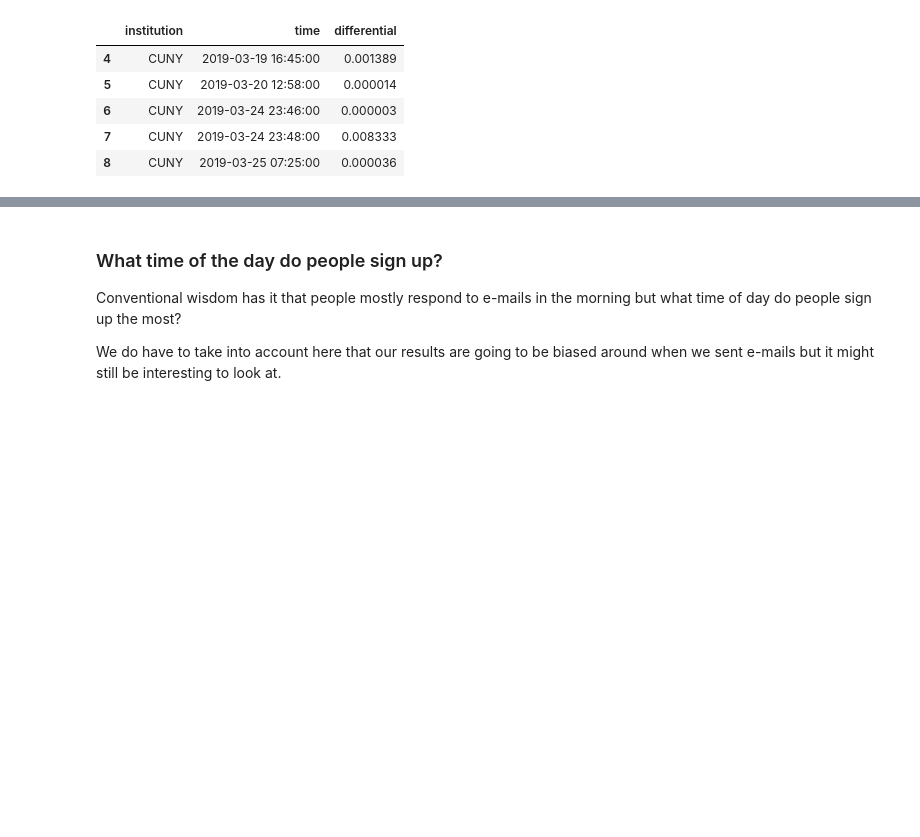
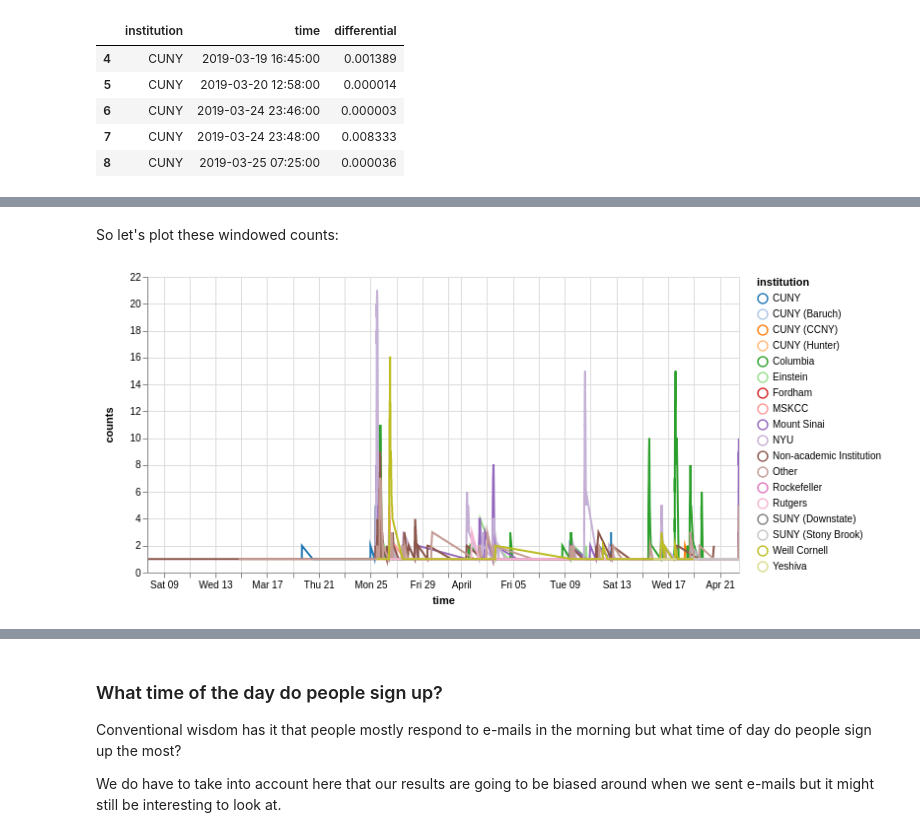
Before and after one commit to tobsecret/GRO_Your_Career_2019_RSVP_Analysis, a Jupyter notebook: GRO_2019_04_22_RSVP_stats.ipynb, the cells around one changed output, grey strips where cells are left out. Saved outputs shown, nothing was run; the diff lists cells and outputs as text; code cells hidden in the pictures; blank space fills up the shorter version.

```diff
--- a/GRO_2019_04_22_RSVP_stats.ipynb
+++ b/GRO_2019_04_22_RSVP_stats.ipynb
@@ -151,0 +103,6 @@ dummy.counts.diff().plot(kind='kde')
+# %%
+rsvp_2h_avg_institution = df.groupby('institution').apply(             # we group by institution
+    lambda frame: frame.set_index('time').counts.rolling('2H').count() # for every institution, we want to do a rolling average of unique RSVPs with a 2h time window
+).reset_index(                                                         # resetting the index, so it's easier to consume for altair
+)
+rsvp_2h_avg_institution.groupby('institution').head().head(10)         # showing that the counts make sense - if time points are 2h apart, then they are counted together
@@ -151,0 +121,13 @@ dummy.counts.diff().plot(kind='kde')
+# %% [markdown]
+So let's plot these windowed counts:
+# %%
+alt.Chart(rsvp_2h_avg_institution).properties(width=600).mark_line().encode(
+    x='time',
+    y='counts',
+    color = alt.Color('institution',
+        scale=alt.Scale(scheme='category20')),
+    tooltip='institution'
+
+).interactive()
+# %% [output]
+[figure, added]
```
Also changed, not shown: parts of 28 cells of this notebook.
